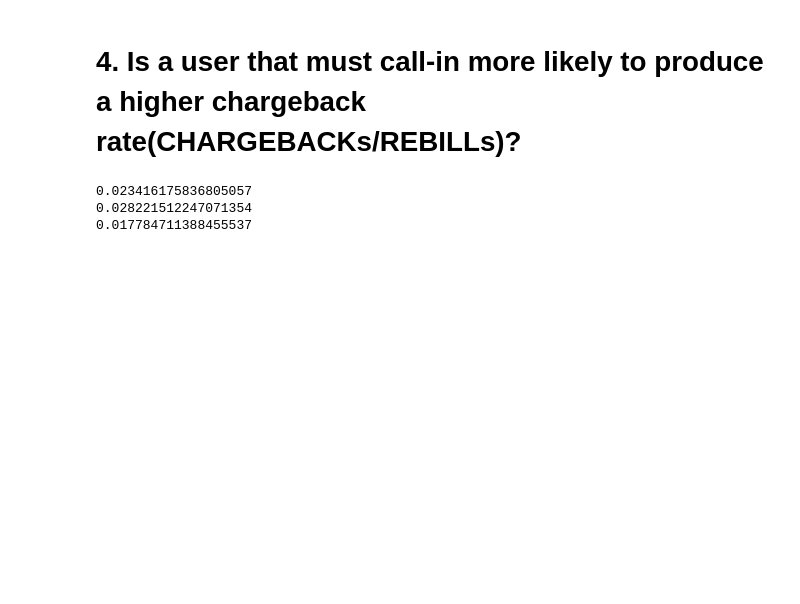
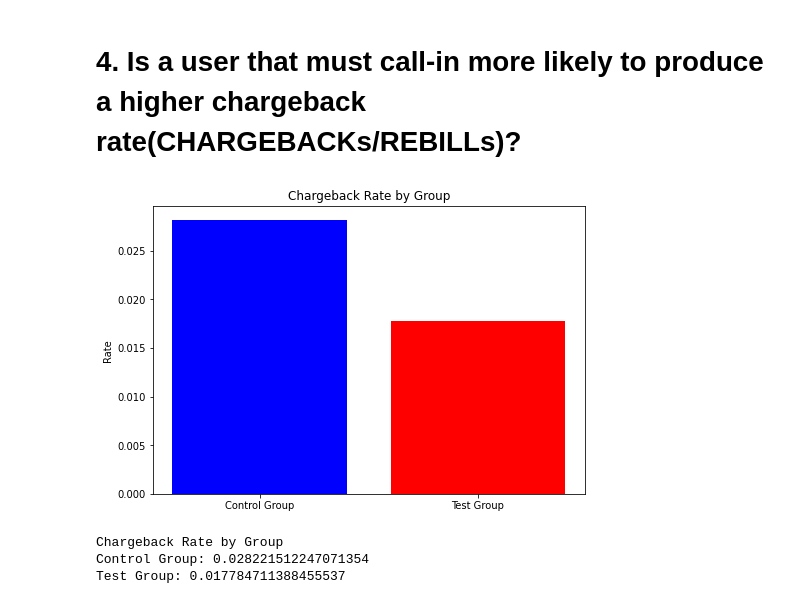
Before and after one commit to BigUnit/datasciencetest, a Jupyter notebook: datasciencetest.ipynb, the cells around one changed output. Saved outputs shown, nothing was run; the diff lists cells and outputs as text; code cells hidden in the pictures; blank space fills up the shorter version.

```diff
--- a/datasciencetest.ipynb
+++ b/datasciencetest.ipynb
@@ -82,15 +104,22 @@ print(tTotal)
 # %% [markdown]
 # 4. Is a user that must call-in more likely to produce a higher chargeback rate(CHARGEBACKs/REBILLs)?
-# %%
-totCharge = len(df.loc[(df['transaction_type'] == 'CHARGEBACK')]) / len(df.loc[(df['transaction_type'] == 'REBILL')])
-print(totCharge)
-
-cCharge = len(cData.loc[(cData['transaction_type'] == 'CHARGEBACK')]) / len(cData.loc[(cData['transaction_type'] == 'REBILL')])
-print(cCharge)
-
-tCharge = len(tData.loc[(tData['transaction_type'] == 'CHARGEBACK')]) / len(tData.loc[(tData['transaction_type'] == 'REBILL')])
-print(tCharge)
-# %% [output]
-0.023416175836805057
-0.028221512247071354
-0.017784711388455537
+# %%
+#get ratio of chargebacks to rebills
+cCharge = len(cData.loc[(cData['transaction_type'] == 'CHARGEBACK')]) / len(cData.loc[(cData['transaction_type'] == 'REBILL')])
+tCharge = len(tData.loc[(tData['transaction_type'] == 'CHARGEBACK')]) / len(tData.loc[(tData['transaction_type'] == 'REBILL')])
+
+
+fig = plt.figure()
+ax = fig.add_axes([0,0,1,1])
+ax.bar(labels[0], cCharge, color ='b')
+ax.bar(labels[1], tCharge, color ='r')
+ax.set_title('Chargeback Rate by Group')
+ax.set_ylabel('Rate')
+plt.show()
+
+print(f"Chargeback Rate by Group\nControl Group: {cCharge}\nTest Group: {tCharge}")
+# %% [output]
+[figure, added]
+Chargeback Rate by Group
+Control Group: 0.028221512247071354
+Test Group: 0.017784711388455537
```
Also changed, not shown: parts of 10 cells of this notebook.
